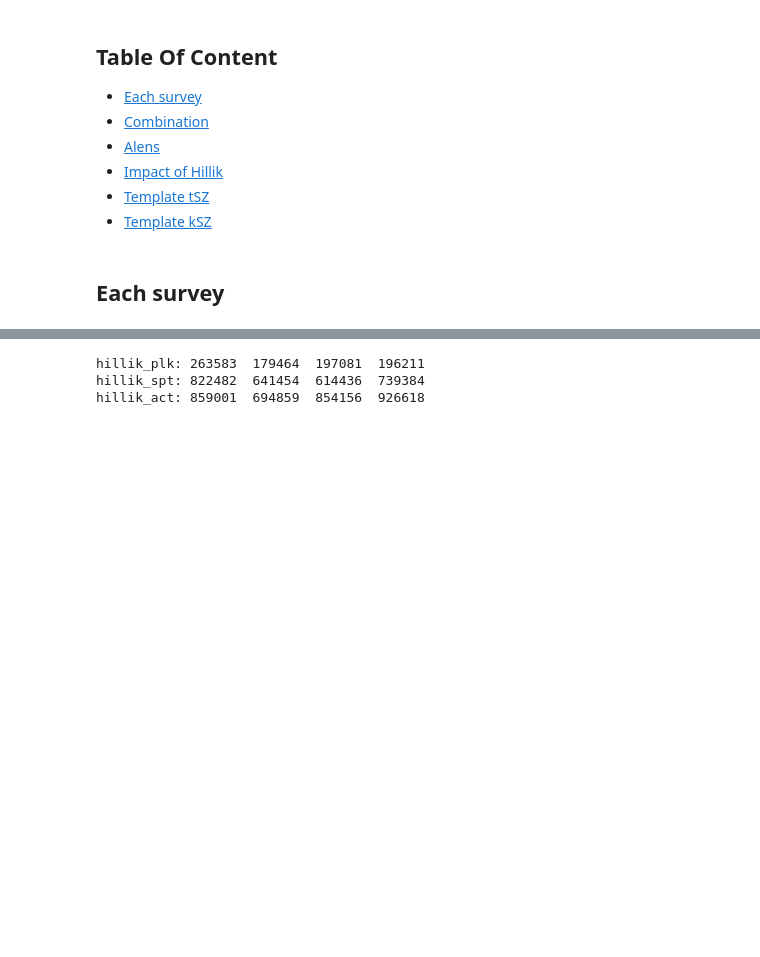
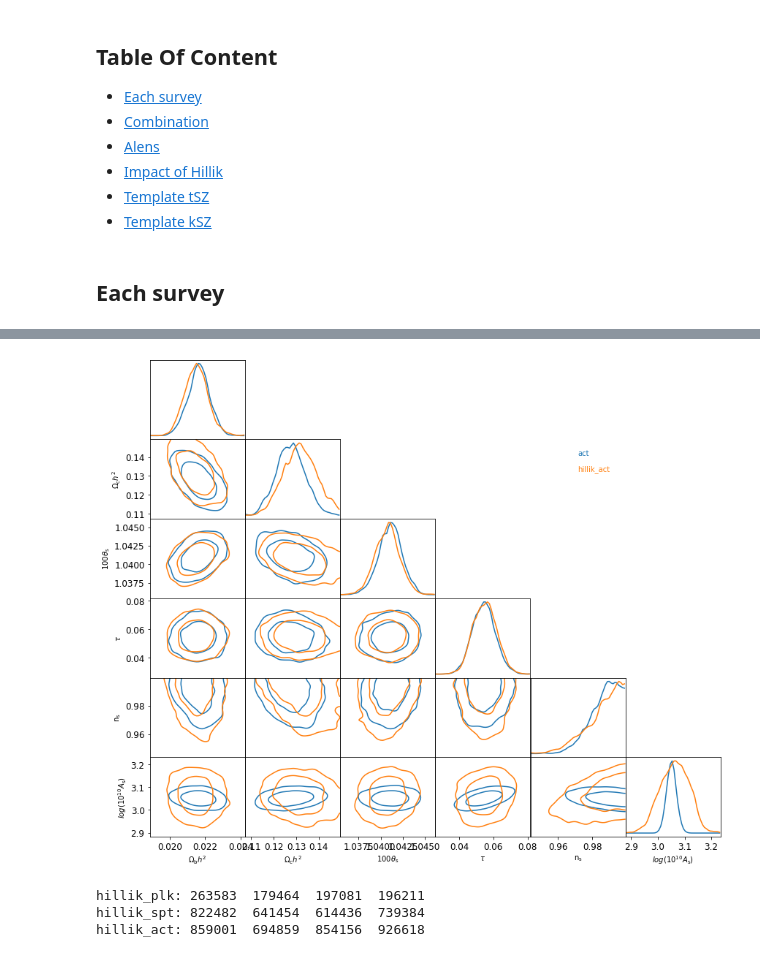
Before and after one commit to mtristram/hillik, a Jupyter notebook: scripts/hillik_chains.ipynb, the cells around one changed output, grey strips where cells are left out. Saved outputs shown, nothing was run; the diff lists cells and outputs as text; code cells hidden in the pictures; blank space fills up the shorter version.

```diff
--- a/scripts/hillik_chains.ipynb
+++ b/scripts/hillik_chains.ipynb
@@ -22,3 +44,8 @@ lth = arange(len(clth[0]))
+# %%
+listpar = ['ombh2','omch2','theta','tau','ns','logA']
+fig=MCtools.triangle( [chains1[2],chains2[2]], listpar, labels=['act','hillik_act'])
+# %% [output]
+[figure, added]
 # %%
 runnames = ['hillik_plk','hillik_spt','hillik_act']
 chains = [MCtools.mergeMC( "%s/%s/mcmc" % (DBdir,run), burnin=0.9, nelts=10000) for run in runnames]
```
Also changed, not shown: parts of 12 cells of this notebook.
